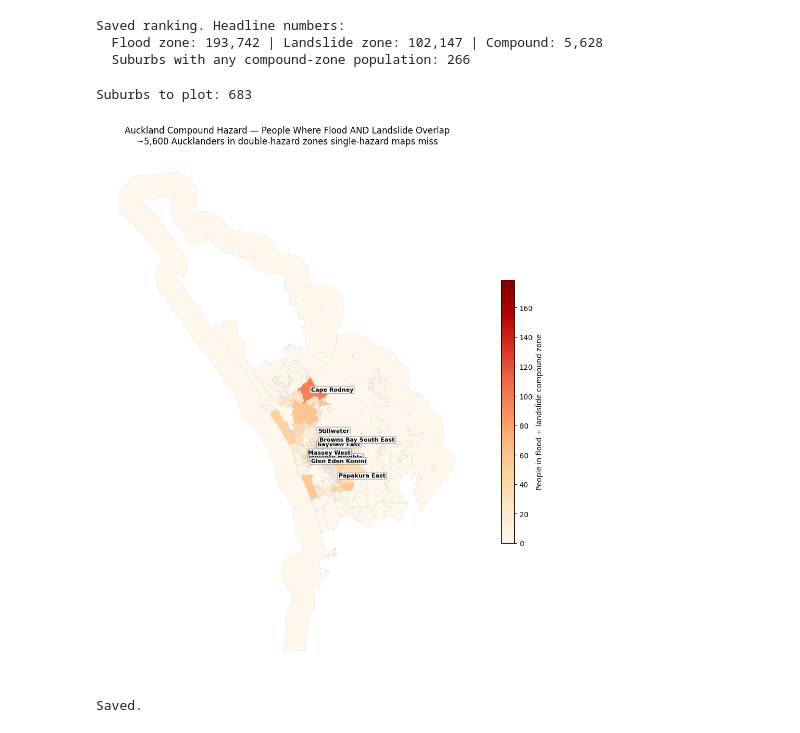
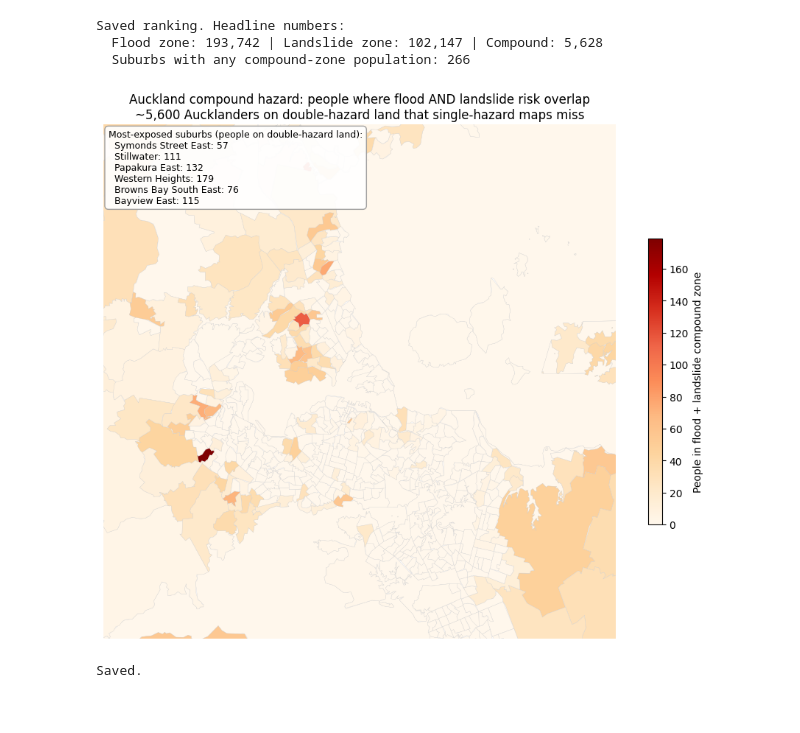
Before and after one commit to joseph-pradil/gis-portfolio, a Jupyter notebook: 06-auckland-flood/notebooks/01_multihazard.ipynb, the cells around one changed output. Drawn from its saved outputs; the diff is of its cells as text; code cells hidden in the pictures.

Commit message:
Sync P6 notebook with cleaned map code; update suburb list and soften landslide superlative

```diff
--- a/06-auckland-flood/notebooks/01_multihazard.ipynb
+++ b/06-auckland-flood/notebooks/01_multihazard.ipynb
@@ -290,43 +290,56 @@ Saved ranking. Headline numbers:
 # %%
 import geopandas as gpd
 import pandas as pd
 import matplotlib.pyplot as plt
 
-# Reload from saved files (all small, all on disk)
 compound = gpd.read_file("../data/processed/compound_hazard_zone.gpkg")
 ranking = pd.read_csv("../outputs/compound_hazard_population.csv")
 
-# Population SA2s (from P5), filtered to Auckland, simplified immediately
 pop = gpd.read_file("../../05-wellington-seismic-access/data/raw/sa2_population.geojson")
 pop = pop[["SA22023_V1_00_NAME", "geometry"]].rename(columns={"SA22023_V1_00_NAME":"sa2_name"})
 pop = pop.to_crs("EPSG:2193")
-pop["geometry"] = pop.geometry.simplify(80)   # simplify BEFORE any plotting
+pop["geometry"] = pop.geometry.simplify(80)
 
-# Merge compound population onto suburbs
 m = pop.merge(ranking, left_on="sa2_name", right_on="suburb", how="left")
 m["population_in_compound_zone"] = m["population_in_compound_zone"].fillna(0)
+m["area_km2"] = m.geometry.area / 1e6
+m["density"] = m["population_in_compound_zone"] / m["area_km2"]
 
-# Keep only Auckland-area suburbs (those near the compound zone) to avoid plotting all NZ
-x0,y0,x1,y1 = compound.total_bounds
-pad = 8000
-m = m.cx[x0-pad:x1+pad, y0-pad:y1+pad]
-print("Suburbs to plot:", len(m))
+# Only real urban SA2s: drop giant rural polygons that distort the picture
+sub = m[(m["population_in_compound_zone"] > 0) & (m["area_km2"] < 10)].copy()
 
-fig, ax = plt.subplots(figsize=(11, 11))
-m.plot(ax=ax, column="population_in_compound_zone", cmap="OrRd",
-       linewidth=0.2, edgecolor="#ccc", legend=True,
-       legend_kwds={"label":"People in flood + landslide compound zone","shrink":0.5})
-for _, r in m.nlargest(8, "population_in_compound_zone").iterrows():
-    c = r.geometry.centroid
-    ax.annotate(r["sa2_name"].replace(" (Auckland)",""), (c.x,c.y), fontsize=8,
-                fontweight="bold", bbox=dict(boxstyle="round,pad=0.15", fc="white", ec="#999", alpha=0.85))
-ax.set_title("Auckland Compound Hazard — People Where Flood AND Landslide Overlap\n~5,600 Aucklanders in double-hazard zones single-hazard maps miss", fontsize=12)
+# Tight crop around the dense cluster (weight by people so empties don't stretch it)
+cen = sub.geometry.centroid
+mx = (cen.x * sub["population_in_compound_zone"]).sum() / sub["population_in_compound_zone"].sum()
+my = (cen.y * sub["population_in_compound_zone"]).sum() / sub["population_in_compound_zone"].sum()
+d = ((cen.x - mx)**2 + (cen.y - my)**2)**0.5
+core = sub[d <= d.quantile(0.75)]
+bx0, by0, bx1, by1 = core.total_bounds
+pad = 2500
+view = m.cx[bx0-pad:bx1+pad, by0-pad:by1+pad]
+
+fig, ax = plt.subplots(figsize=(9, 10))
+view.plot(ax=ax, column="population_in_compound_zone", cmap="OrRd",
+          linewidth=0.2, edgecolor="#ccc", legend=True,
+          legend_kwds={"label":"People in flood + landslide compound zone", "shrink":0.4})
+ax.set_xlim(bx0-pad, bx1+pad); ax.set_ylim(by0-pad, by1+pad)
 ax.set_axis_off()
+
+# Rank the callout list by DENSITY, urban only, so it names real at-risk suburbs
+top6 = sub.sort_values("density", ascending=False).head(6)
+lines = ["Most-exposed suburbs (people on double-hazard land):"]
+for _, rr in top6.iterrows():
+    lines.append(f"  {rr['sa2_name'].replace(' (Auckland)','')}: {rr['population_in_compound_zone']:.0f}")
+ax.text(0.01, 0.99, "\n".join(lines), transform=ax.transAxes, va="top", ha="left",
+        fontsize=9, bbox=dict(boxstyle="round,pad=0.4", fc="white", ec="#999", alpha=0.92))
+
+ax.set_title("Auckland compound hazard: people where flood AND landslide risk overlap\n"
+             "~5,600 Aucklanders on double-hazard land that single-hazard maps miss",
+             fontsize=12)
 plt.tight_layout()
 plt.savefig("../outputs/auckland_compound_hazard_map.png", dpi=150, bbox_inches="tight")
 plt.show()
 print("Saved.")
 # %% [output]
+[figure, new version]
-Suburbs to plot: 683
+Saved.
-[figure, old version]
-Saved.
```
Also changed, not shown: parts of 1 cell of this notebook, 1 other file.
